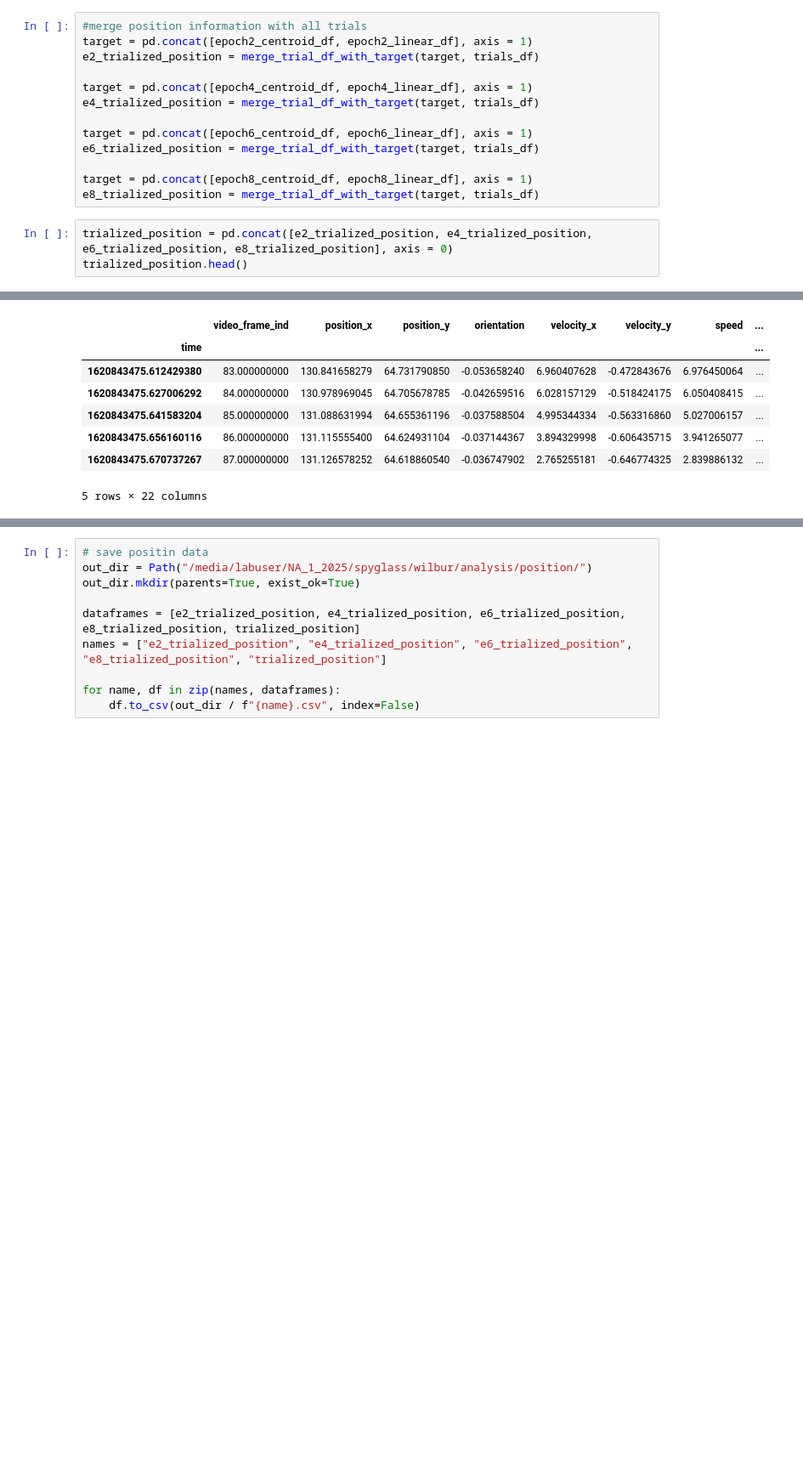
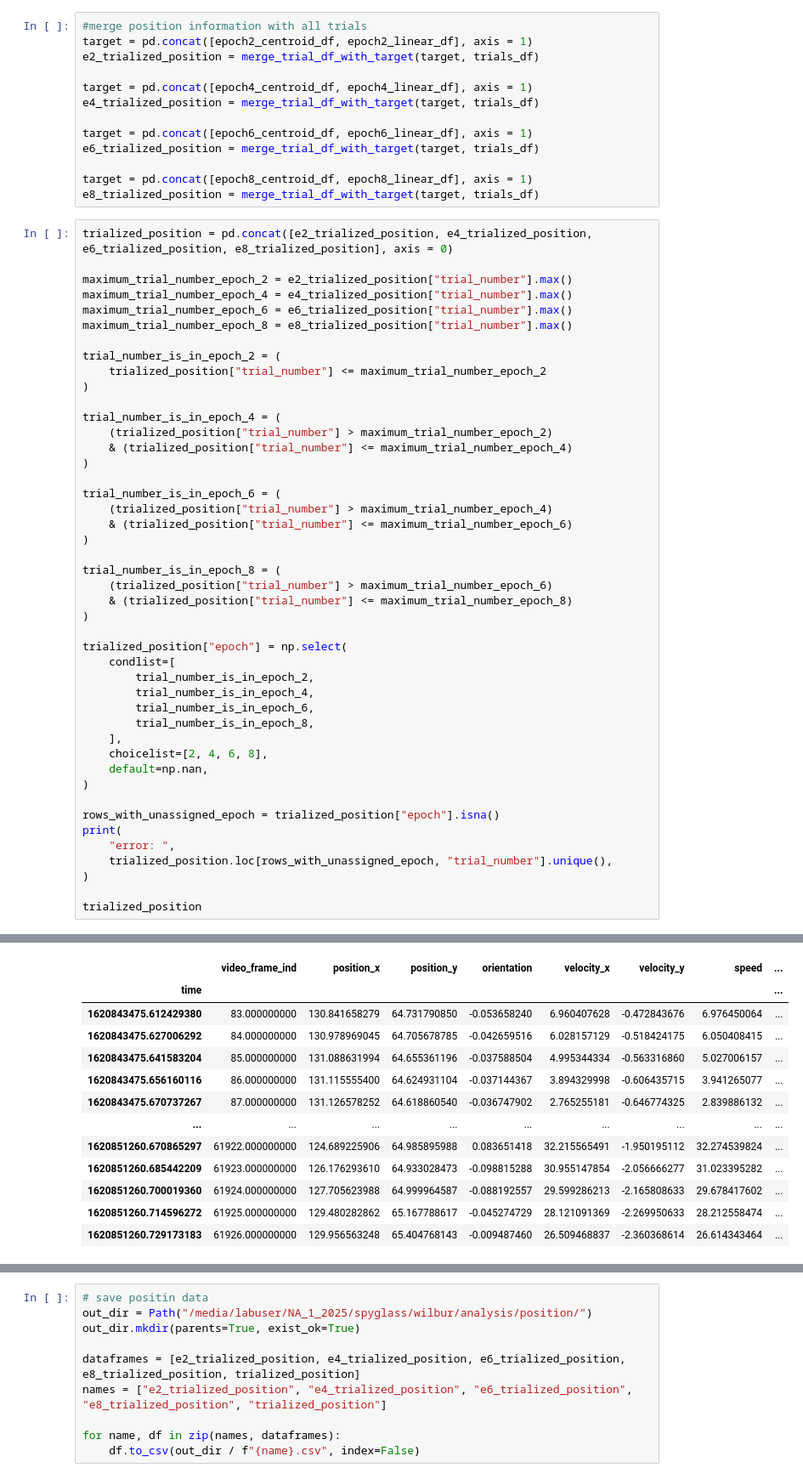
Before and after one commit to anirudh073/pfc-movement-analysis, a Jupyter notebook: notebooks/unit_tuning.ipynb, the cells around one changed output, grey strips where cells are left out. Shown: that part at 85% size. Cells and saved outputs as stored; diff of their text form; blank space fills up the shorter version.

```diff
--- a/notebooks/unit_tuning.ipynb
+++ b/notebooks/unit_tuning.ipynb
@@ -159,5 +159,47 @@ target = pd.concat([epoch8_centroid_df, epoch8_linear_df], axis = 1)
 e8_trialized_position = merge_trial_df_with_target(target, trials_df)
 # %%
 trialized_position = pd.concat([e2_trialized_position, e4_trialized_position, e6_trialized_position, e8_trialized_position], axis = 0)
-trialized_position.head()
+
+maximum_trial_number_epoch_2 = e2_trialized_position["trial_number"].max()
+maximum_trial_number_epoch_4 = e4_trialized_position["trial_number"].max()
+maximum_trial_number_epoch_6 = e6_trialized_position["trial_number"].max()
+maximum_trial_number_epoch_8 = e8_trialized_position["trial_number"].max()
+
+trial_number_is_in_epoch_2 = (
+    trialized_position["trial_number"] <= maximum_trial_number_epoch_2
+)
+
+trial_number_is_in_epoch_4 = (
+    (trialized_position["trial_number"] > maximum_trial_number_epoch_2)
+    & (trialized_position["trial_number"] <= maximum_trial_number_epoch_4)
+)
+
+trial_number_is_in_epoch_6 = (
+    (trialized_position["trial_number"] > maximum_trial_number_epoch_4)
+    & (trialized_position["trial_number"] <= maximum_trial_number_epoch_6)
+)
+
+trial_number_is_in_epoch_8 = (
+    (trialized_position["trial_number"] > maximum_trial_number_epoch_6)
+    & (trialized_position["trial_number"] <= maximum_trial_number_epoch_8)
+)
+
+trialized_position["epoch"] = np.select(
+    condlist=[
+        trial_number_is_in_epoch_2,
+        trial_number_is_in_epoch_4,
+        trial_number_is_in_epoch_6,
+        trial_number_is_in_epoch_8,
+    ],
+    choicelist=[2, 4, 6, 8],
+    default=np.nan,
+)
+
+rows_with_unassigned_epoch = trialized_position["epoch"].isna()
+print(
+    "error: ",
+    trialized_position.loc[rows_with_unassigned_epoch, "trial_number"].unique(),
+)
+
+trialized_position
 # %% [output]
@@ -164,8 +207,13 @@ trialized_position.head()
 |  | video_frame_ind | position_x | position_y | orientation | velocity_x | velocity_y | speed | ... |
 | time |  |  |  |  |  |  |  | ... |
 | 1620843475.612429380 | 83.000000000 | 130.841658279 | 64.731790850 | -0.053658240 | 6.960407628 | -0.472843676 | 6.976450064 | ... |
 | 1620843475.627006292 | 84.000000000 | 130.978969045 | 64.705678785 | -0.042659516 | 6.028157129 | -0.518424175 | 6.050408415 | ... |
 | 1620843475.641583204 | 85.000000000 | 131.088631994 | 64.655361196 | -0.037588504 | 4.995344334 | -0.563316860 | 5.027006157 | ... |
 | 1620843475.656160116 | 86.000000000 | 131.115555400 | 64.624931104 | -0.037144367 | 3.894329998 | -0.606435715 | 3.941265077 | ... |
 | 1620843475.670737267 | 87.000000000 | 131.126578252 | 64.618860540 | -0.036747902 | 2.765255181 | -0.646774325 | 2.839886132 | ... |
+| ... | ... | ... | ... | ... | ... | ... | ... | ... |
+| 1620851260.670865297 | 61922.000000000 | 124.689225906 | 64.985895988 | 0.083651418 | 32.215565491 | -1.950195112 | 32.274539824 | ... |
+| 1620851260.685442209 | 61923.000000000 | 126.176293610 | 64.933028473 | -0.098815288 | 30.955147854 | -2.056666277 | 31.023395282 | ... |
+| 1620851260.700019360 | 61924.000000000 | 127.705623988 | 64.999964587 | -0.088192557 | 29.599286213 | -2.165808633 | 29.678417602 | ... |
+| 1620851260.714596272 | 61925.000000000 | 129.480282862 | 65.167788617 | -0.045274729 | 28.121091369 | -2.269950633 | 28.212558474 | ... |
+| 1620851260.729173183 | 61926.000000000 | 129.956563248 | 65.404768143 | -0.009487460 | 26.509468837 | -2.360368614 | 26.614343464 | ... |
-5 rows × 22 columns
```
Also changed, not shown: parts of 25 cells of this notebook.
